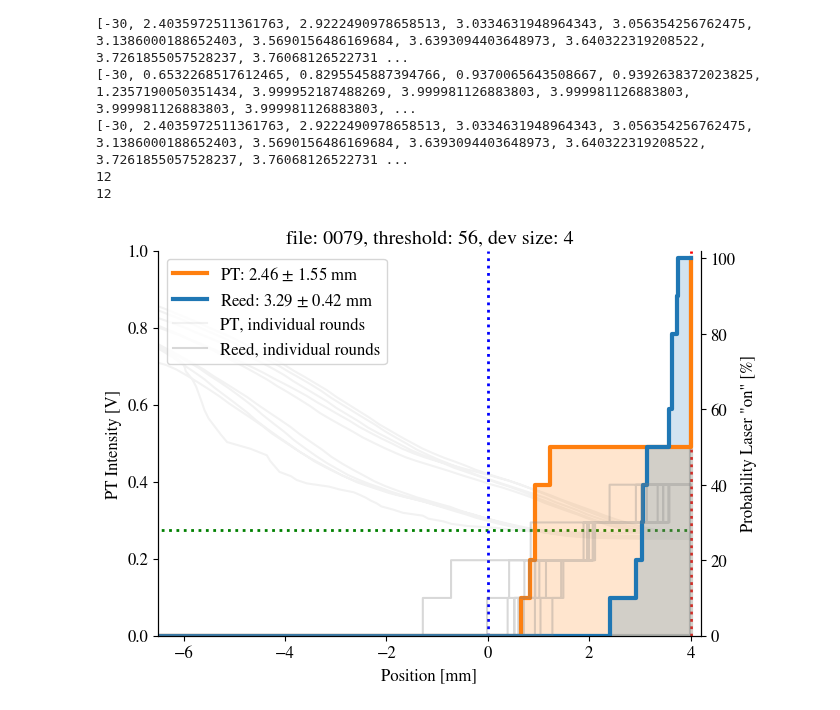
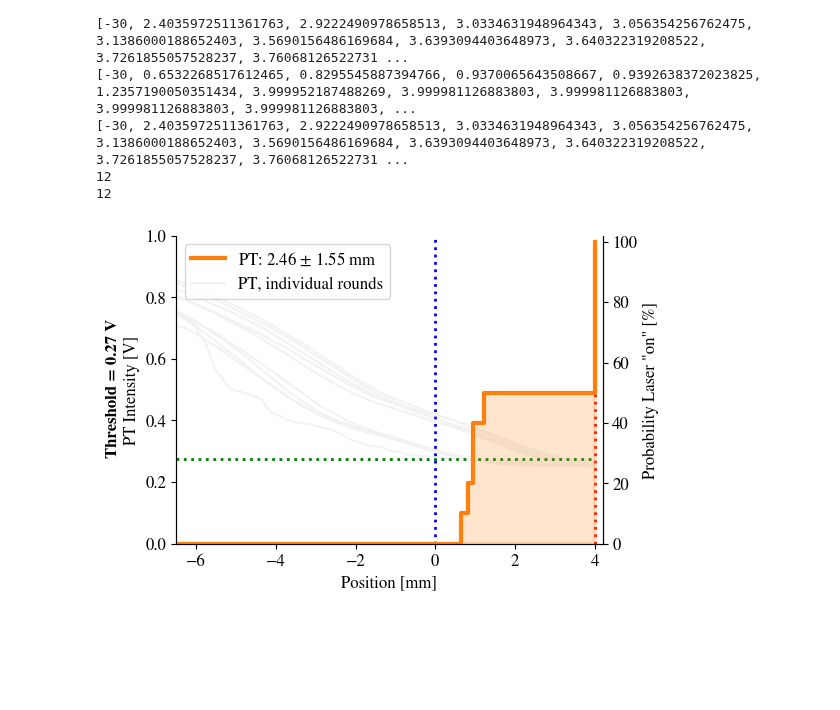
Before and after one commit to annnnna42/Arduino_KDC101_Control_and_Evaluation, a Jupyter notebook: merge/merge_plots_all.ipynb, the cells around one changed output. Saved outputs shown, nothing was run; the diff lists cells and outputs as text; code cells hidden in the pictures; blank space fills up the shorter version.

```diff
--- a/merge/merge_plots_all.ipynb
+++ b/merge/merge_plots_all.ipynb
@@ -784,7 +784,7 @@ print(len(x_list_reed))
 12
 # %%
 
-fig, ax = plt.subplots(figsize=(7,5))
+fig, ax = plt.subplots(figsize=(5.5,4))
 ax2 = ax.twinx()
 
 def raw_to_voltage(raw):
@@ -797,7 +797,7 @@ x = [i for i in range(end)]
 
 plt.xlabel('Position')
 plt.ylabel('Phototransitor data')
-plt.title(f'file: {file_index}, threshold: {threshold_ps}, dev size: {dev_size}')
+#plt.title(f'file: {file_index}, threshold: {threshold_ps}, dev size: {dev_size}')
 ax.spines['top'].set_visible(False)
 ax2.spines['top'].set_visible(False)
 
@@ -821,39 +821,40 @@ ax.set_yticklabels([f'{tick:.1f}' for tick in voltage_ticks])
 
 ax2.set_ylim(0, 10.2)
 raw_ticks = np.linspace(0, 10, 6)  # 11 ticks from 0 to 1023
 ax2.set_yticks(raw_ticks)
 ax2.set_yticklabels([f'{int(tick*10)}' for tick in raw_ticks])
 
 ax.set_xlim([-6.5,4.2])
 ax.set_xticks([-6,-4,-2,0,2,4])
 
 
 y_pt = [i-1 for i in range(len(x_list_pt))]
 y_reed = [i-1 for i in range(len(x_list_reed))]
 
 
 ax2.step(x_list_pt,y_pt, linewidth = 3, where = 'pre', color = 'C1', label = f'PT: {mean_pt} $\pm$ {std_pt} mm')
 ax2.fill_between(x_list_pt,y_pt, linewidth = 3, step = 'pre', color = 'C1', alpha = 0.2)
-ax2.step(x_list_reed,y_reed, linewidth = 3, where = 'pre', color = 'C0', label = f'Reed: {mean_reed} $\pm$ {std_reed} mm')
-ax2.fill_between(x_list_reed,y_reed, linewidth = 3, step = 'pre', color = 'C0', alpha = 0.2)
+#ax2.step(x_list_reed,y_reed, linewidth = 3, where = 'pre', color = 'C0', label = f'Reed: {mean_reed} $\pm$ {std_reed} mm')
+#ax2.fill_between(x_list_reed,y_reed, linewidth = 3, step = 'pre', color = 'C0', alpha = 0.2)
 ax.hlines(y=threshold_ps, xmin=-50, xmax=4, color='green', ls=':', linewidth = 2)
 ax.axvline(x=0, color = 'b', ls=':', linewidth = 2)
 ax.axvline(x=4, color = 'r', ls=':', linewidth = 2)
 
 ax.plot(pd_all.position, pd_all.pt_avg, color = 'grey', alpha = 0.1)
 ax2.plot([],[], color = 'grey',  alpha = 0.1, label = "PT, individual rounds" )
-ax2.step(pd_all.position, pd_all.reed_sum, color = 'grey', alpha = 0.3, label = "Reed, individual rounds")
+#ax2.step(pd_all.position, pd_all.reed_sum, color = 'grey', alpha = 0.3, label = "Reed, individual rounds")
 
 ax2.legend(loc = "upper left")
 
+fig.text(0.01, 0.5, f'Threshold = {round(threshold_ps*(5/1023),2)} V', va='center', ha='center', rotation='vertical', fontsize=fs, weight='bold')
 
 
 name_file = f"final_comparison_reed_PT"
 # plt.savefig(f"../../../LaTex/Master Thesis/figures/{name_file}.pdf")
-plt.savefig(f"../../../LaTex/Master Thesis/figures/{name_file}.png")
-plt.savefig(f"../../../LaTex/Master Thesis/figures/{name_file}.svg")
+# plt.savefig(f"../../../LaTex/Master Thesis/figures/{name_file}.png")
+# plt.savefig(f"../../../LaTex/Master Thesis/figures/{name_file}.svg")
 # %% [output]
-[figure, old version]
+[figure, new version]
 # %%
 fig, ax = plt.subplots(figsize=(8,4))
 ax2 = ax.twinx()
```
Also changed, not shown: parts of 4 cells of this notebook, 7 other files.
